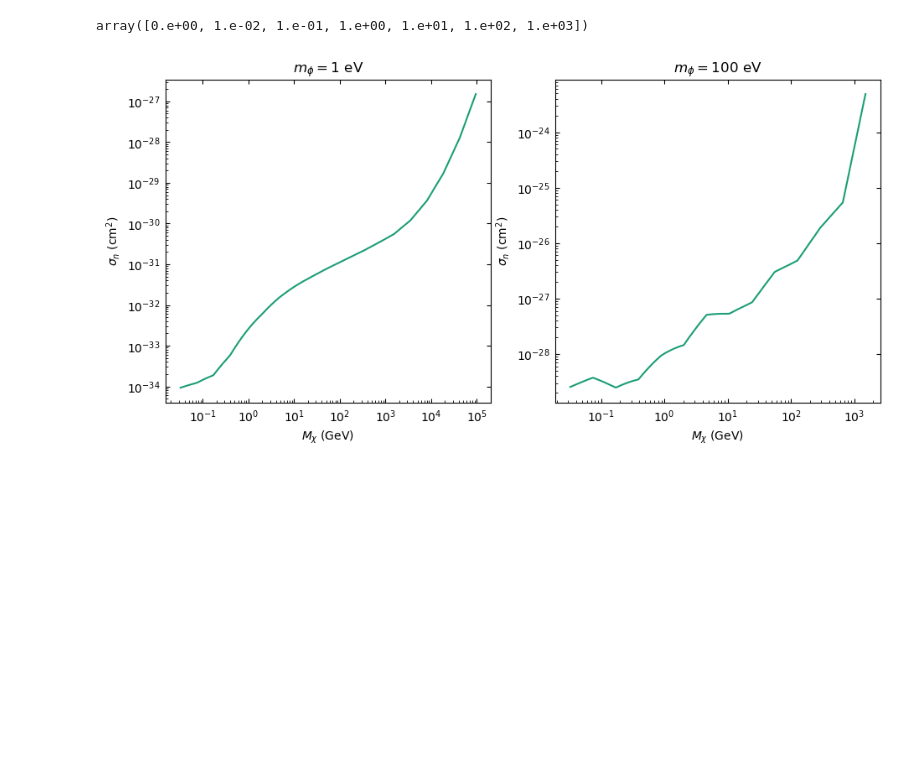
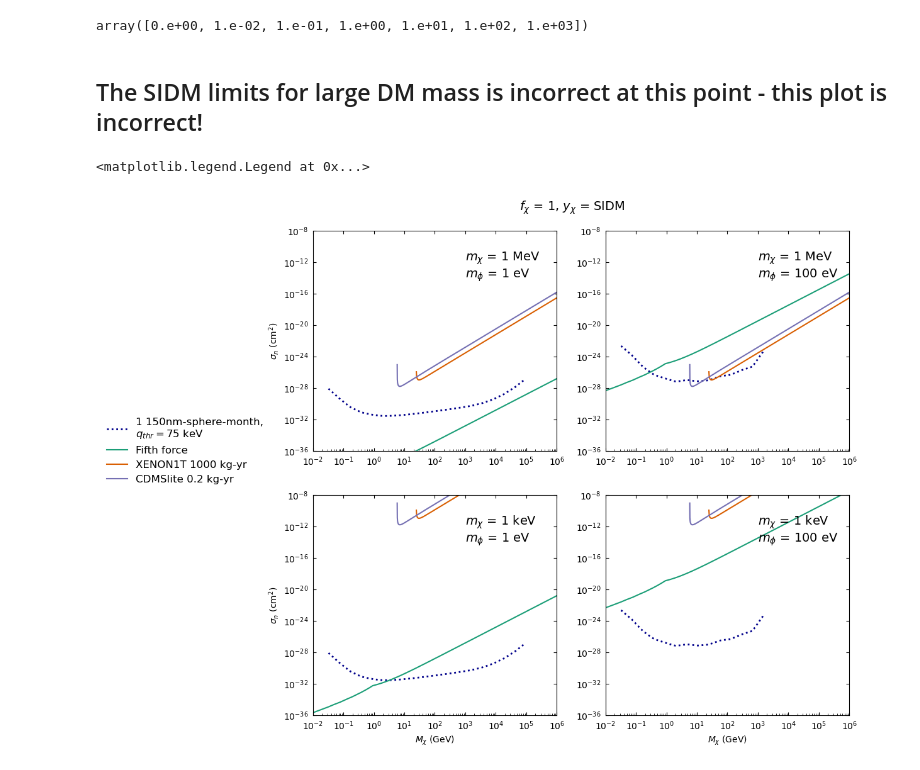
Before and after one commit to yuhants/impulse, a Jupyter notebook: yuhan/set_limits_composite_dm.ipynb, the cells around one changed output. Cells and saved outputs as stored; diff of their text form; code cells hidden in the pictures; blank space fills up the shorter version.

Commit message:
update composite dm limits

```diff
--- a/yuhan/set_limits_composite_dm.ipynb
+++ b/yuhan/set_limits_composite_dm.ipynb
@@ -7,6 +156,6 @@ from matplotlib.cm import get_cmap
 # %%
 convert_factor = 0.3894e-27 / 1e-18  # 1 / eV^2 -> cm^2
-mn_ev = 949e6                        # neutron mass, eV
+mn_ev = 1e9                          # neutron mass, eV
 
 def get_sphere_sigma_n(mx, mphi, yn, yx_lim='unity', yx=None):
     # Input mx in eV (array-like)
@@ -25,7 +174,9 @@ def get_sphere_sigma_n(mx, mphi, yn, yx_lim='unity', yx=None):
 
     # Cross section in cm^2
     # sig_n = convert_factor * yn**2 * yx**2 * mu_xn**2 / (4 * np.pi * (mphi**2 + (1e-3 * mx)**2)**2)
-    sig_n = convert_factor * yn**2 * yx**2 * mu_xn**2 / (4 * np.pi * (mphi**2 + (1e-3 * mn_ev)**2)**2)
+    # sig_n = convert_factor * yn**2 * yx**2 * mu_xn**2 / (4 * np.pi * (mphi**2 + (1e-3 * mn_ev)**2)**2)
+    sig_n = convert_factor * yn**2 * yx**2 * mu_xn**2 / (4 * np.pi * (mphi**2 + (1e-3 * mu_xn)**2)**2)
+
 
     return sig_n
 # %%
@@ -65,26 +212,75 @@ mx_ev = mx_gev * 1e9
+# %% [markdown]
+## The SIDM limits for large DM mass is incorrect at this point - this plot is incorrect!
 # %%
-fig, ax = plt.subplots(1, 2, figsize=(11, 5))
+mmx1 = 1e6     # DM constituent mass in eV
+mmx2 = 1e3     # DM constituent mass in eV
+mx_ev = mx_gev * 1e9
+
+fig, ax = plt.subplots(2, 2, figsize=(11, 10))
 
 name = "Dark2"
 cmap = get_cmap(name)  # type: matplotlib.colors.ListedColormap
 colors = cmap.colors  # type: list
-for a in ax:
+for a in ax.flatten():
     a.set_prop_cycle(color=colors)
 
+mx_plot = np.logspace(7, 15, 2000)
+nx_plot1 = mx_plot / mmx1
+nx_plot2 = mx_plot / mmx2
+
+# 1 eV mediator
 i = 3
-ax[0].loglog(mx_gev[i], get_sphere_sigma_n(mx_ev[i], mphi[i], yn_limit[i]))
-ax[0].set_title('$m_\phi = 1 \ \mathrm{eV}$')
-ax[0].set_xlabel('$M_\chi$ (GeV)')
-ax[0].set_ylabel('$\sigma_n$ ($\mathrm{cm}^2$)')
 
+# 1 MeV constituent
+ax[0, 0].loglog(mx_gev[i], get_sphere_sigma_n(mx_ev[i], mphi[i], yn_limit[i]),
+                linestyle=':', linewidth=2, color='darkblue',
+                label='1 150nm-sphere-month, \n$q_{{thr}}=75 \  \mathrm{keV}$')
+ax[0, 0].loglog(mx_plot/1e9, get_fifth_force_sigma_n(mx_plot, mphi[i], lim='fifth_force', yx_lim='SIDM', Nx=nx_plot1), label='Fifth force')
+ax[0, 0].text(1e3, 1e-14, f'$m_\chi$ = 1 MeV\n$m_\phi$ = {int(mphi[i])} eV', fontsize=14)
+
+# m_x = 1 keV
+ax[1, 0].loglog(mx_gev[i], get_sphere_sigma_n(mx_ev[i], mphi[i], yn_limit[i]),
+                linestyle=':', linewidth=2, color='darkblue',)
+ax[1, 0].loglog(mx_plot/1e9, get_fifth_force_sigma_n(mx_plot, mphi[i], lim='fifth_force', yx_lim='SIDM', Nx=nx_plot2))
+ax[1, 0].text(1e3, 1e-14, f'$m_\chi$ = 1 keV\n$m_\phi$ = {int(mphi[i])} eV', fontsize=14)
+
+# 1 keV constituent
 i = 5
-ax[1].loglog(mx_gev[i], get_sphere_sigma_n(mx_ev[i], mphi[i], yn_limit[i]))
-ax[1].set_title('$m_\phi = 100 \ \mathrm{eV}$')
-ax[1].set_xlabel('$M_\chi$ (GeV)')
-ax[1].set_ylabel('$\sigma_n$ ($\mathrm{cm}^2$)')
+ax[0, 1].loglog(mx_gev[i], get_sphere_sigma_n(mx_ev[i], mphi[i], yn_limit[i]),
+                linestyle=':', linewidth=2, color='darkblue',)
+ax[0, 1].loglog(mx_plot/1e9, get_fifth_force_sigma_n(mx_plot, mphi[i], lim='fifth_force', yx_lim='SIDM', Nx=nx_plot1))
+ax[0, 1].text(1e3, 1e-14, f'$m_\chi$ = 1 MeV\n$m_\phi$ = {int(mphi[i])} eV', fontsize=14)
+
+ax[1, 1].loglog(mx_gev[i], get_sphere_sigma_n(mx_ev[i], mphi[i], yn_limit[i]),
+                linestyle=':', linewidth=2, color='darkblue')
+ax[1, 1].loglog(mx_plot/1e9, get_fifth_force_sigma_n(mx_plot, mphi[i], lim='fifth_force', yx_lim='SIDM', Nx=nx_plot2))
+ax[1, 1].text(1e3, 1e-14, f'$m_\chi$ = 1 keV\n$m_\phi$ = {int(mphi[i])} eV', fontsize=14)
+
+for a in ax[1]:
+    a.set_xlabel('$M_\chi$ (GeV)')
+for a in [ax[0, 0], ax[1, 0]]:
+    a.set_ylabel('$\sigma_n$ ($\mathrm{cm}^2$)')
+
+for a in ax[0]:
+    a.loglog(mx_plot/1e9, get_dm_xsec(mx_plot/1e9, mmx1/1e9, 5000e-9, 130, 3, 1000, np.pi * 1e7), label='XENON1T 1000 kg-yr')
+    a.loglog(mx_plot/1e9, get_dm_xsec(mx_plot/1e9, mmx1/1e9, 500e-9, 73, 10, 0.2, np.pi * 1e7), label='CDMSlite 0.2 kg-yr')
+for a in ax[1]:
+    a.loglog(mx_plot/1e9, get_dm_xsec(mx_plot/1e9, mmx2/1e9, 5000e-9, 130, 3, 1000, np.pi * 1e7), label='XENON1T 1000 kg-yr')
+    a.loglog(mx_plot/1e9, get_dm_xsec(mx_plot/1e9, mmx2/1e9, 500e-9, 73, 10, 0.2, np.pi * 1e7), label='CDMSlite 0.2 kg-yr')
 
 for a in ax.flatten():
+    a.set_xlim(1e-2, 1e6)
     a.tick_params(right=True, top=True, labelright=False, labeltop=False, labelrotation=0)
     a.tick_params(axis='both', which='both', direction="in", pad=5)
+
+fig.suptitle('$f_\chi$ = 1, $y_\chi$ = SIDM', x=0.5, y=0.93, fontsize=14)
+
+for a in [ax[0, 0], ax[1, 0]]:
+    a.set_ylim(1e-36, 1e-8)
+for a in [ax[0, 1], ax[1, 1]]:
+    a.set_ylim(1e-36, 1e-8)
+
+ax[0, 0].legend(frameon=False, loc='center right', bbox_to_anchor=(-0.15, 0), fontsize=12)
 # %% [output]
+<matplotlib.legend.Legend at 0x...>
-[figure, old version]
+[figure, new version]
```
Also changed, not shown: parts of 17 cells of this notebook, 2 other files.
